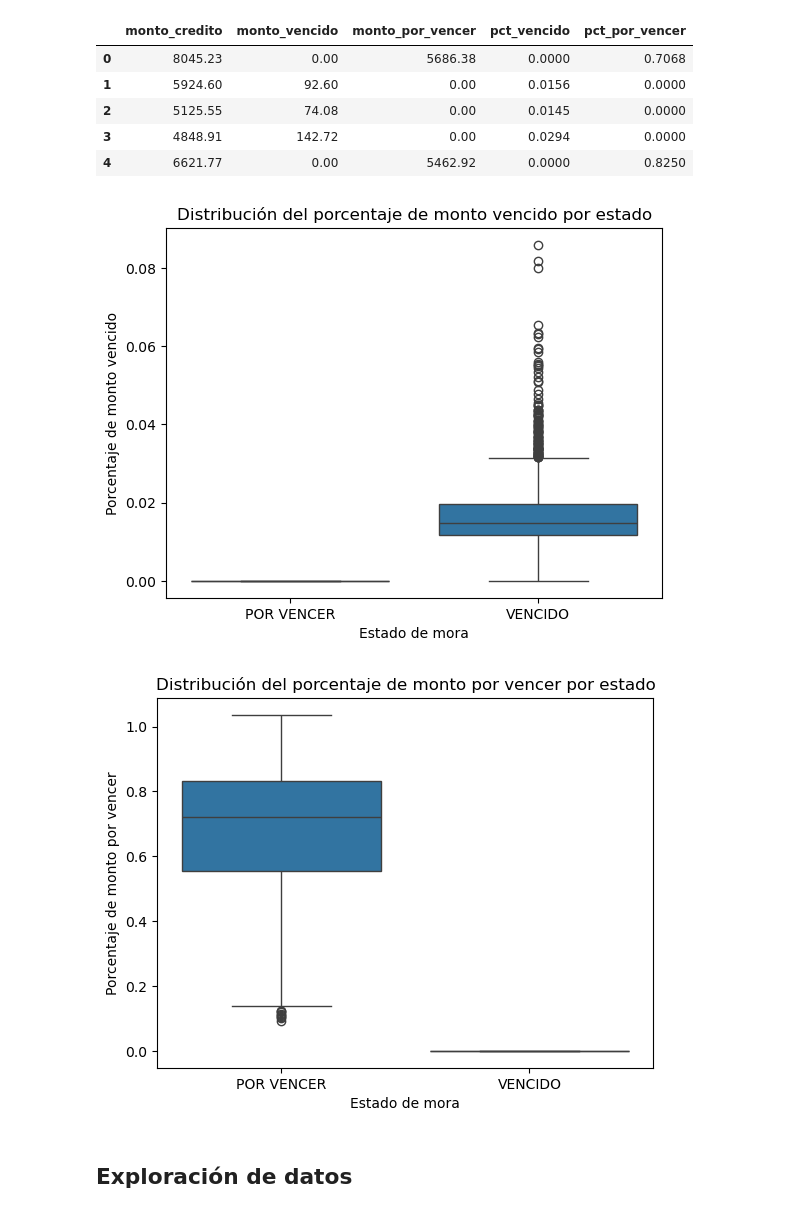
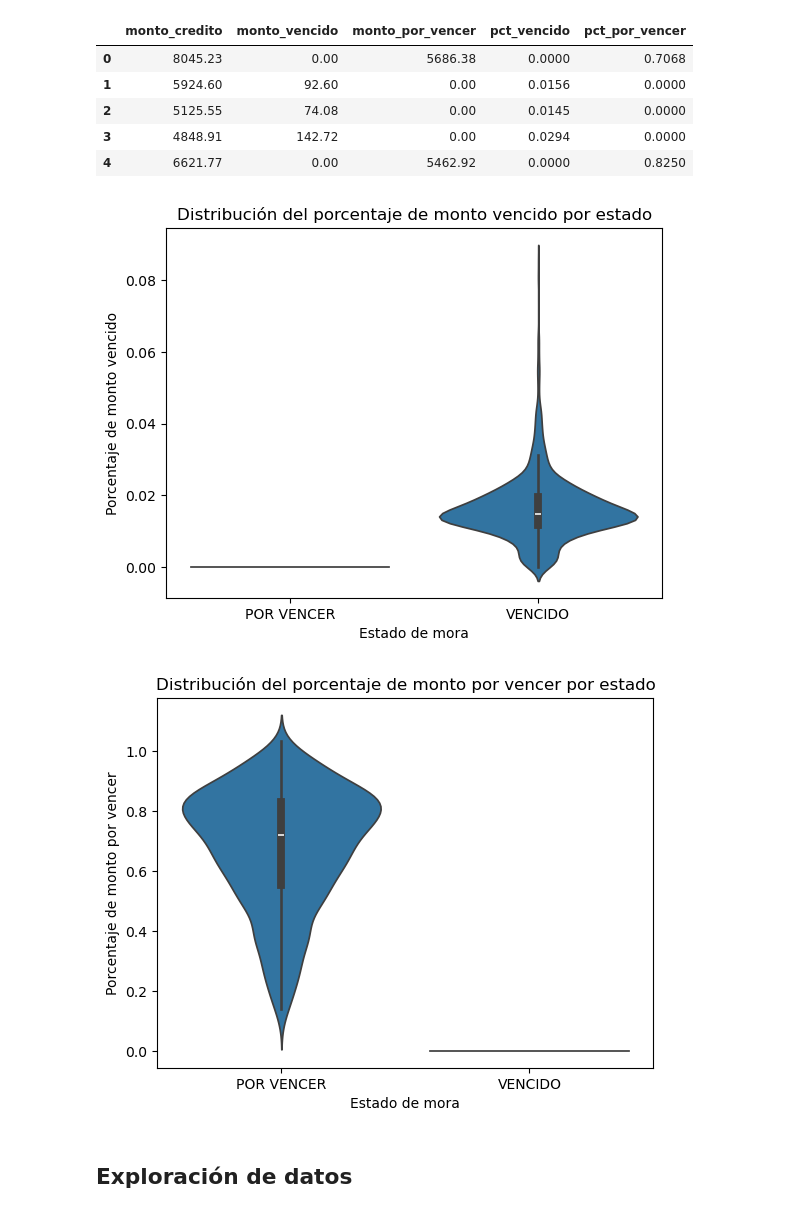
Before and after one commit to carlos-calderon-cabezas/financial-relief-analysis, a Jupyter notebook: analisis_alivio_financiero.ipynb, the cells around one changed output. Cells and saved outputs as stored; diff of their text form; code cells hidden in the pictures.

Commit message:
shifted to violinplot

```diff
--- a/analisis_alivio_financiero.ipynb
+++ b/analisis_alivio_financiero.ipynb
@@ -305,20 +305,20 @@ df_morosidad[["monto_credito", "monto_vencido", "monto_por_vencer", "pct_vencido
 | 3 | 4848.91 | 142.72 | 0.00 | 0.0294 | 0.0000 |
 | 4 | 6621.77 | 0.00 | 5462.92 | 0.0000 | 0.8250 |
 # %%
-sns.boxplot(data=df_morosidad, x="estado_mora", y="pct_vencido")
+sns.violinplot(data=df_morosidad, x="estado_mora", y="pct_vencido")
 plt.title("Distribución del porcentaje de monto vencido por estado")
 plt.xlabel("Estado de mora")
 plt.ylabel("Porcentaje de monto vencido")
 plt.show()
 
-sns.boxplot(data=df_morosidad, x="estado_mora", y="pct_por_vencer")
+sns.violinplot(data=df_morosidad, x="estado_mora", y="pct_por_vencer")
 plt.title("Distribución del porcentaje de monto por vencer por estado")
 plt.xlabel("Estado de mora")
 plt.ylabel("Porcentaje de monto por vencer")
 plt.show()
 # %% [output]
-[figure, old version]
+[figure, new version]
-[figure, old version]
+[figure, new version]
 # %% [markdown]
 ## Exploración de datos
 # %% [markdown]
```
Also changed, not shown: parts of 1 cell of this notebook.
